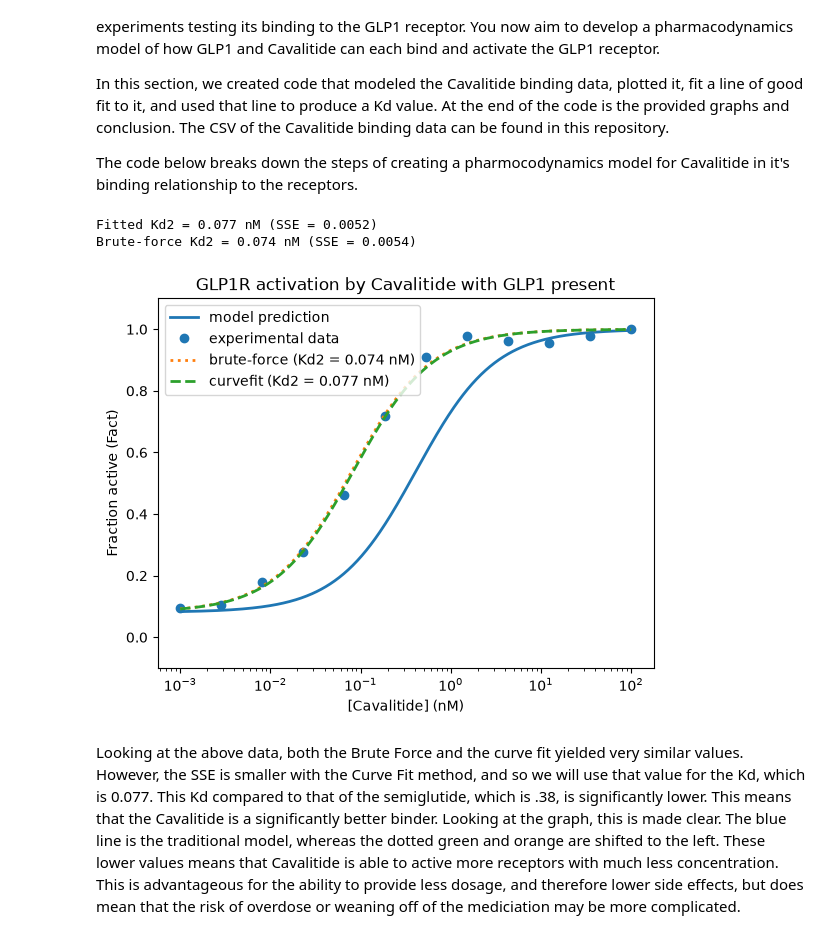
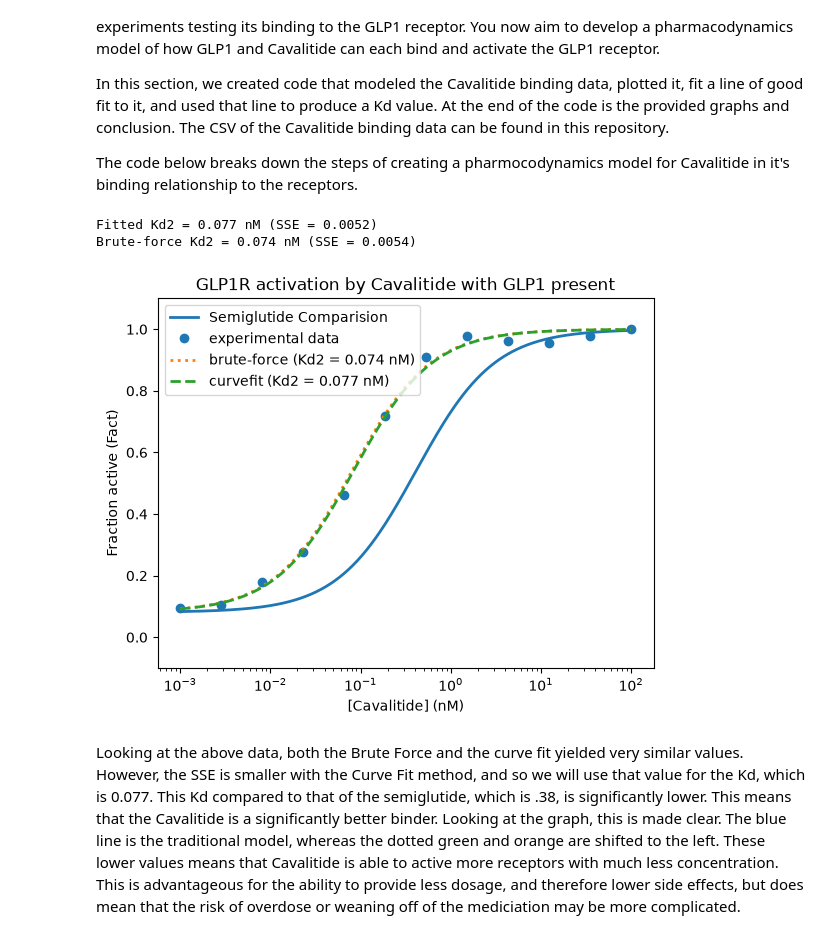
Before and after one commit to LayR451/Module_3, a Jupyter notebook: Module3_Project_Template.ipynb, the cells around one changed output. Cells and saved outputs as stored; diff of their text form; code cells hidden in the pictures.

```diff
--- a/Module3_Project_Template.ipynb
+++ b/Module3_Project_Template.ipynb
@@ -73,30 +73,30 @@ SSE_fit = np.sum((Fact_loaded - Fact(L1, L2_loaded, Kd1, Kd2_fit))**2)
 # %%
 # Now, let's plot the results of both approaches and compare to the experimental data
 
 # displaying the results of both approaches
 print(f"Fitted Kd2 = {Kd2_fit:.3f} nM (SSE = {SSE_fit:.4f})")
 plt.figure()
 print(f"Brute-force Kd2 = {Kd2_brute:.3f} nM (SSE = {SSE_brute:.4f})")
 
 # creating a plot to compare the model predictions to the experimental data
 line, = plt.semilogx(L2, Fact(L1, L2, Kd1, Kd2), lw=2,
-label="model prediction")
+label="Semiglutide Comparision")
 plt.semilogx(L2_loaded, Fact_loaded, "o", c=line.get_color(),
 label="experimental data")
 plt.semilogx(L2, Fact(L1, L2, Kd1, Kd2_brute), ":", lw=2,
 label=f"brute-force (Kd2 = {Kd2_brute:.3f} nM)")
 plt.semilogx(L2, Fact(L1, L2, Kd1, Kd2_fit), "--", lw=2,
 label=f"curvefit (Kd2 = {Kd2_fit:.3f} nM)")
 plt.ylim(-0.1, 1.1)
 plt.xlabel("[Cavalitide] (nM)")
 plt.ylabel("Fraction active (Fact)")
 plt.title("GLP1R activation by Cavalitide with GLP1 present")
 plt.legend(loc="upper left")
 plt.show()
 # %% [output]
 Fitted Kd2 = 0.077 nM (SSE = 0.0052)
 Brute-force Kd2 = 0.074 nM (SSE = 0.0054)
-[figure, old version]
+[figure, new version]
 # %% [markdown]
 Looking at the above data, both the Brute Force and the curve fit yielded very similar values. However, the SSE is smaller with the Curve Fit method, and so we will use that value for the Kd, which is 0.077. This Kd compared to that of the semiglutide, which is .38, is significantly lower. This means that the Cavalitide is a significantly better binder. Looking at the graph, this is made clear. The blue line is the traditional model, whereas the dotted green and orange are shifted to the left. These lower values means that Cavalitide is able to active more receptors with much less concentration. This is advantageous for the ability to provide less dosage, and therefore lower side effects, but does mean that the risk of overdose or weaning off of the mediciation may be more complicated.
 # %% [markdown]
```
Also changed, not shown: parts of 2 cells of this notebook.
